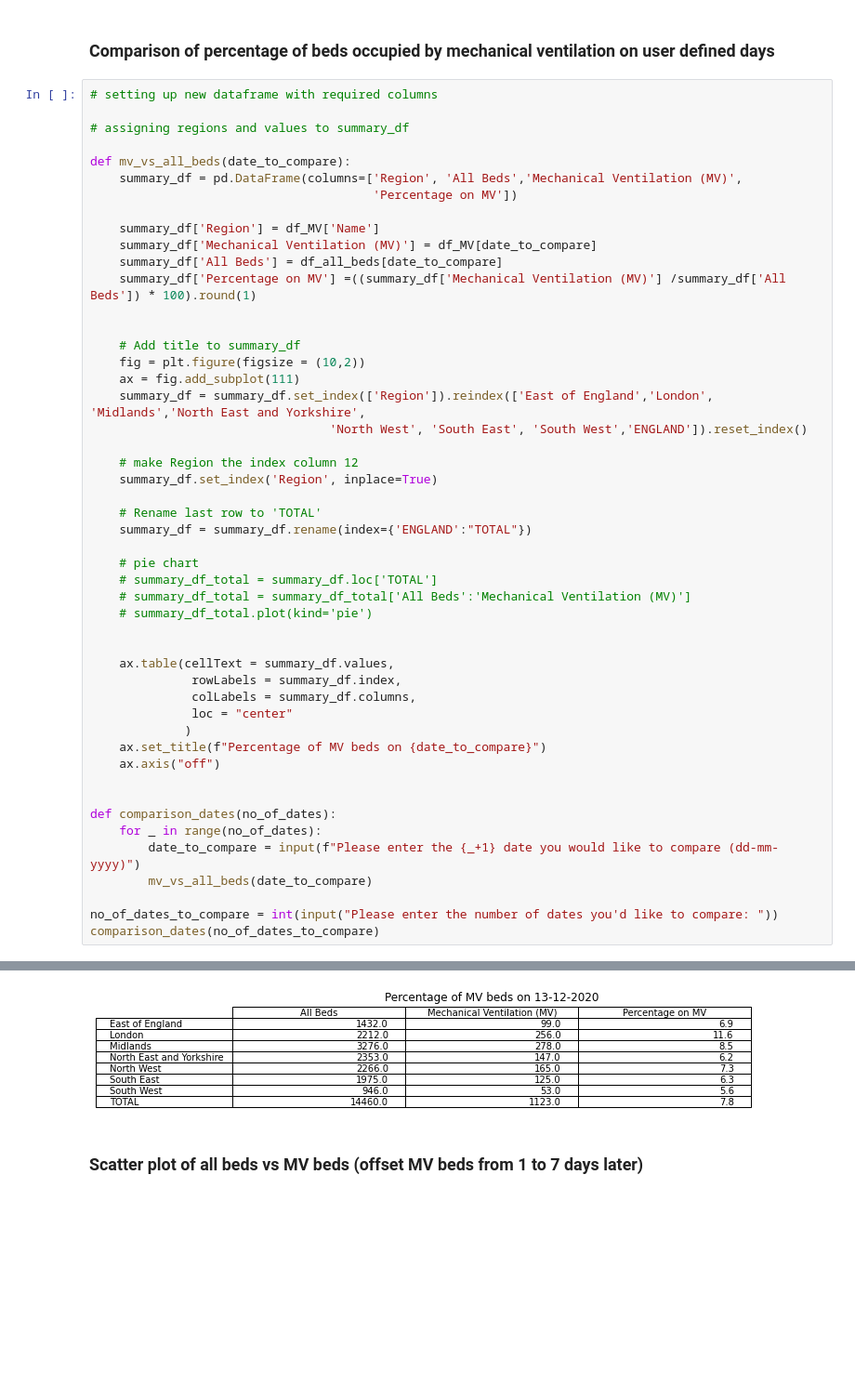
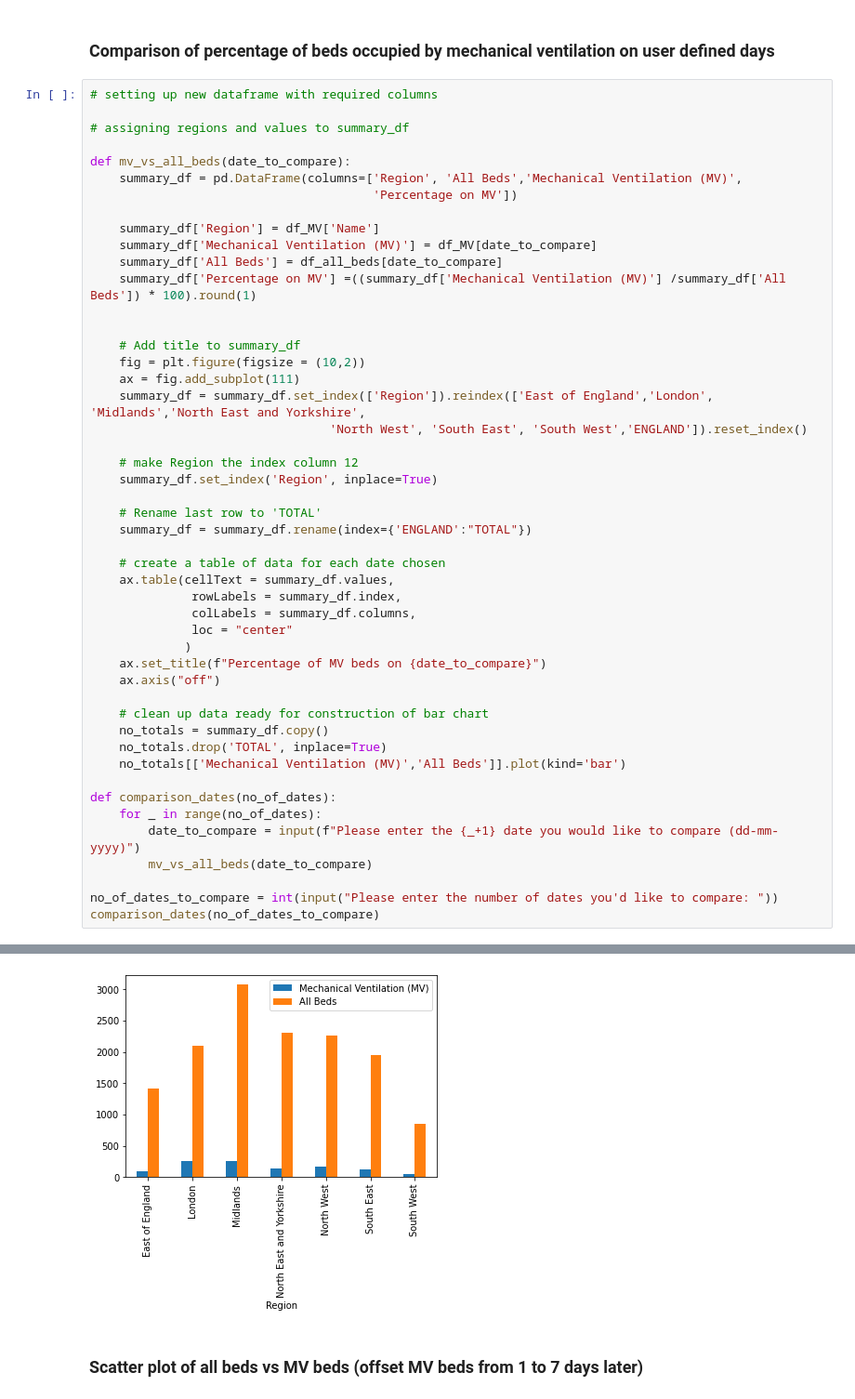
Before and after one commit to IvanSparrow71/Data_Science_Mini_Project, a Jupyter notebook: Percentage_on_MV.ipynb, the cells around one changed output, grey strips where cells are left out. Shown at 93% size. Saved outputs shown, nothing was run; the diff lists cells and outputs as text; blank space fills up the shorter version.

Commit message:
Bar chart created

```diff
--- a/Percentage_on_MV.ipynb
+++ b/Percentage_on_MV.ipynb
@@ -65,40 +65,39 @@ def mv_vs_all_beds(date_to_compare):
     # Add title to summary_df
     fig = plt.figure(figsize = (10,2))
     ax = fig.add_subplot(111)
     summary_df = summary_df.set_index(['Region']).reindex(['East of England','London', 'Midlands','North East and Yorkshire',
                                  'North West', 'South East', 'South West','ENGLAND']).reset_index()
 
     # make Region the index column 12
     summary_df.set_index('Region', inplace=True)
 
     # Rename last row to 'TOTAL'
     summary_df = summary_df.rename(index={'ENGLAND':"TOTAL"})
 
-    # pie chart
-    # summary_df_total = summary_df.loc['TOTAL']
-    # summary_df_total = summary_df_total['All Beds':'Mechanical Ventilation (MV)']
-    # summary_df_total.plot(kind='pie')
-
-
+    # create a table of data for each date chosen
     ax.table(cellText = summary_df.values,
               rowLabels = summary_df.index,
               colLabels = summary_df.columns,
               loc = "center"
              )
     ax.set_title(f"Percentage of MV beds on {date_to_compare}")
     ax.axis("off")
 
+    # clean up data ready for construction of bar chart
+    no_totals = summary_df.copy()
+    no_totals.drop('TOTAL', inplace=True)
+    no_totals[['Mechanical Ventilation (MV)','All Beds']].plot(kind='bar')
 
 def comparison_dates(no_of_dates):
     for _ in range(no_of_dates):
         date_to_compare = input(f"Please enter the {_+1} date you would like to compare (dd-mm-yyyy)")
         mv_vs_all_beds(date_to_compare)
 
 no_of_dates_to_compare = int(input("Please enter the number of dates you'd like to compare: "))
 comparison_dates(no_of_dates_to_compare)
 # %% [output]
 [figure]
-[figure, old version]
+[figure, new version]
 # %% [markdown]
 ### Scatter plot of all beds vs MV beds (offset MV beds from 1 to 7 days later)
 # %%
```
Also changed, not shown: parts of 2 cells of this notebook.
